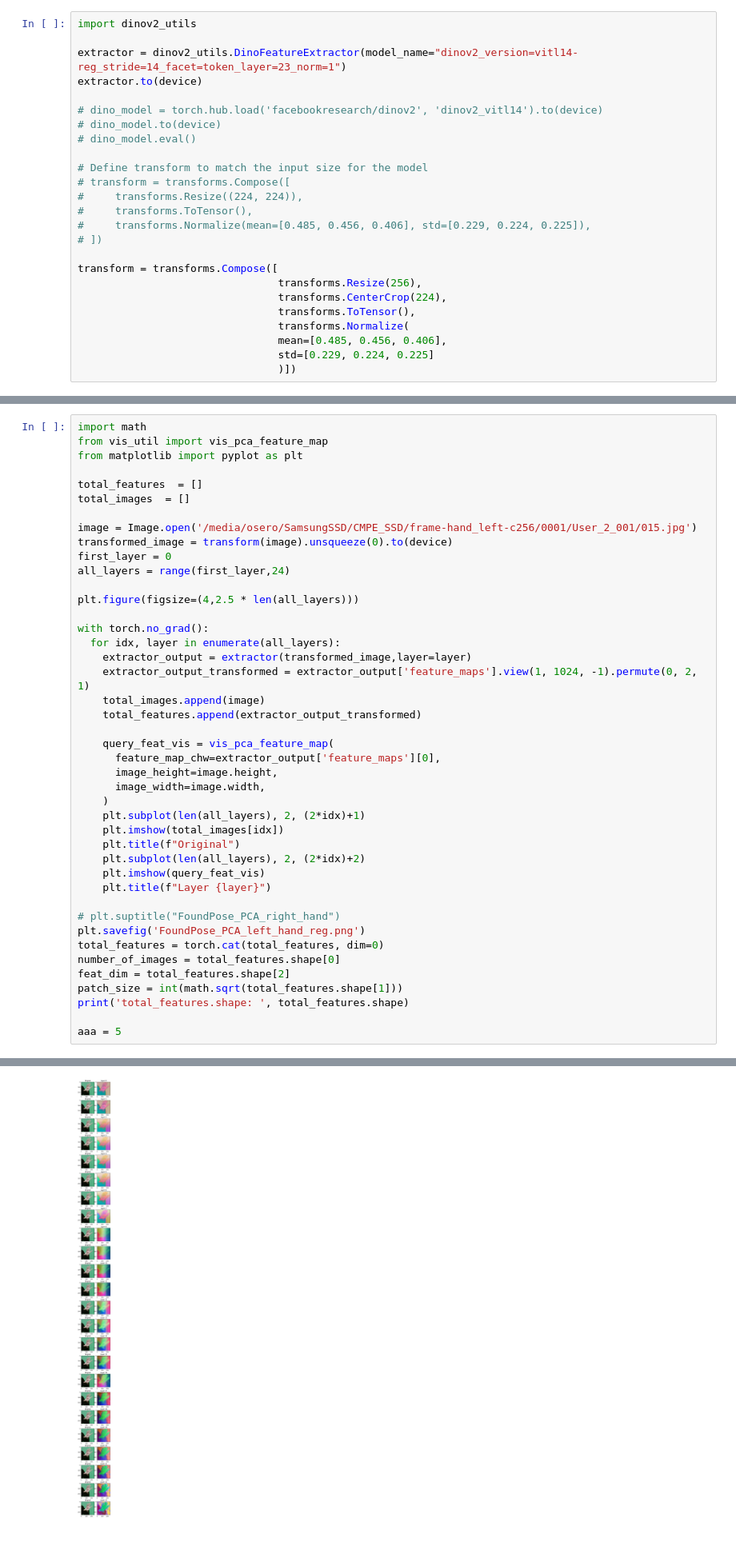
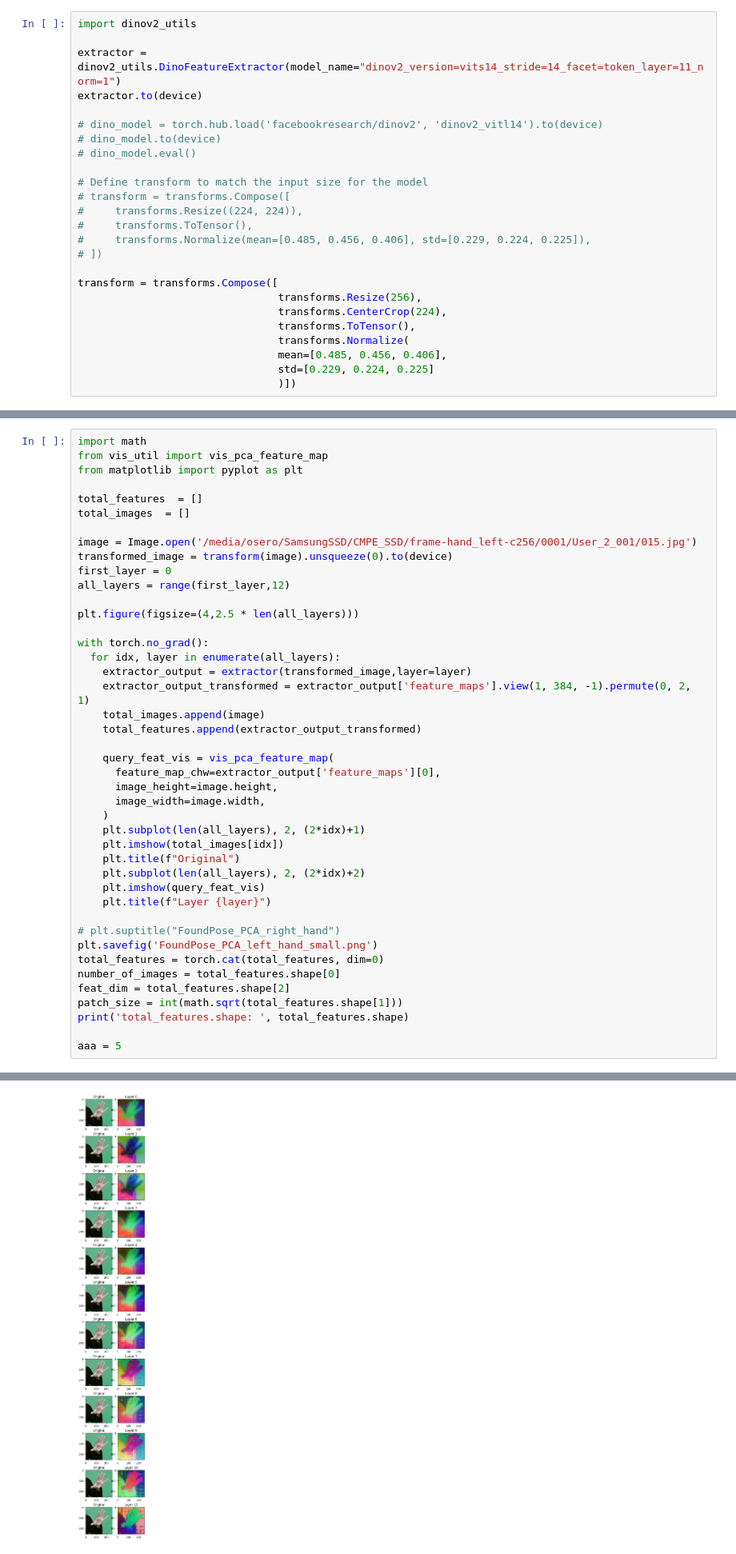
Before and after one commit to OnurSero/dinov2, a Jupyter notebook: classsification/denemeler/intermediate/intermediate_layer.ipynb, the cells around one changed output, grey strips where cells are left out. Shown at 80% size. Cells and saved outputs as stored; diff of their text form.

Commit message:
Add layer and dan

```diff
--- a/classsification/denemeler/intermediate/intermediate_layer.ipynb
+++ b/classsification/denemeler/intermediate/intermediate_layer.ipynb
@@ -23,7 +23,7 @@ sys.path.append(REPO_PATH)
 # %%
 import dinov2_utils
 
-extractor = dinov2_utils.DinoFeatureExtractor(model_name="dinov2_version=vitl14-reg_stride=14_facet=token_layer=23_norm=1")
+extractor = dinov2_utils.DinoFeatureExtractor(model_name="dinov2_version=vits14_stride=14_facet=token_layer=11_norm=1")
 extractor.to(device)
 
 # dino_model = torch.hub.load('facebookresearch/dinov2', 'dinov2_vitl14').to(device)
@@ -153,14 +151,14 @@ total_images  = []
 image = Image.open('/media/osero/SamsungSSD/CMPE_SSD/frame-hand_left-c256/0001/User_2_001/015.jpg')
 transformed_image = transform(image).unsqueeze(0).to(device)
 first_layer = 0
-all_layers = range(first_layer,24)
+all_layers = range(first_layer,12)
 
 plt.figure(figsize=(4,2.5 * len(all_layers)))
 
 with torch.no_grad():
   for idx, layer in enumerate(all_layers):
     extractor_output = extractor(transformed_image,layer=layer)
-    extractor_output_transformed = extractor_output['feature_maps'].view(1, 1024, -1).permute(0, 2, 1)
+    extractor_output_transformed = extractor_output['feature_maps'].view(1, 384, -1).permute(0, 2, 1)
     total_images.append(image)
     total_features.append(extractor_output_transformed)
 
@@ -177,7 +175,7 @@ with torch.no_grad():
     plt.title(f"Layer {layer}")
 
 # plt.suptitle("FoundPose_PCA_right_hand")
-plt.savefig('FoundPose_PCA_left_hand_reg.png')
+plt.savefig('FoundPose_PCA_left_hand_small.png')
 total_features = torch.cat(total_features, dim=0)
 number_of_images = total_features.shape[0]
 feat_dim = total_features.shape[2]
@@ -190,4 +188,4 @@ total_features.shape:  torch.Size([24, 256, 1024])
-[figure, old version]
+[figure, new version]
 # %%
 from matplotlib import pyplot as plt
 from sklearn.decomposition import PCA
```
Also changed, not shown: parts of 3 cells of this notebook, 10 other files.
